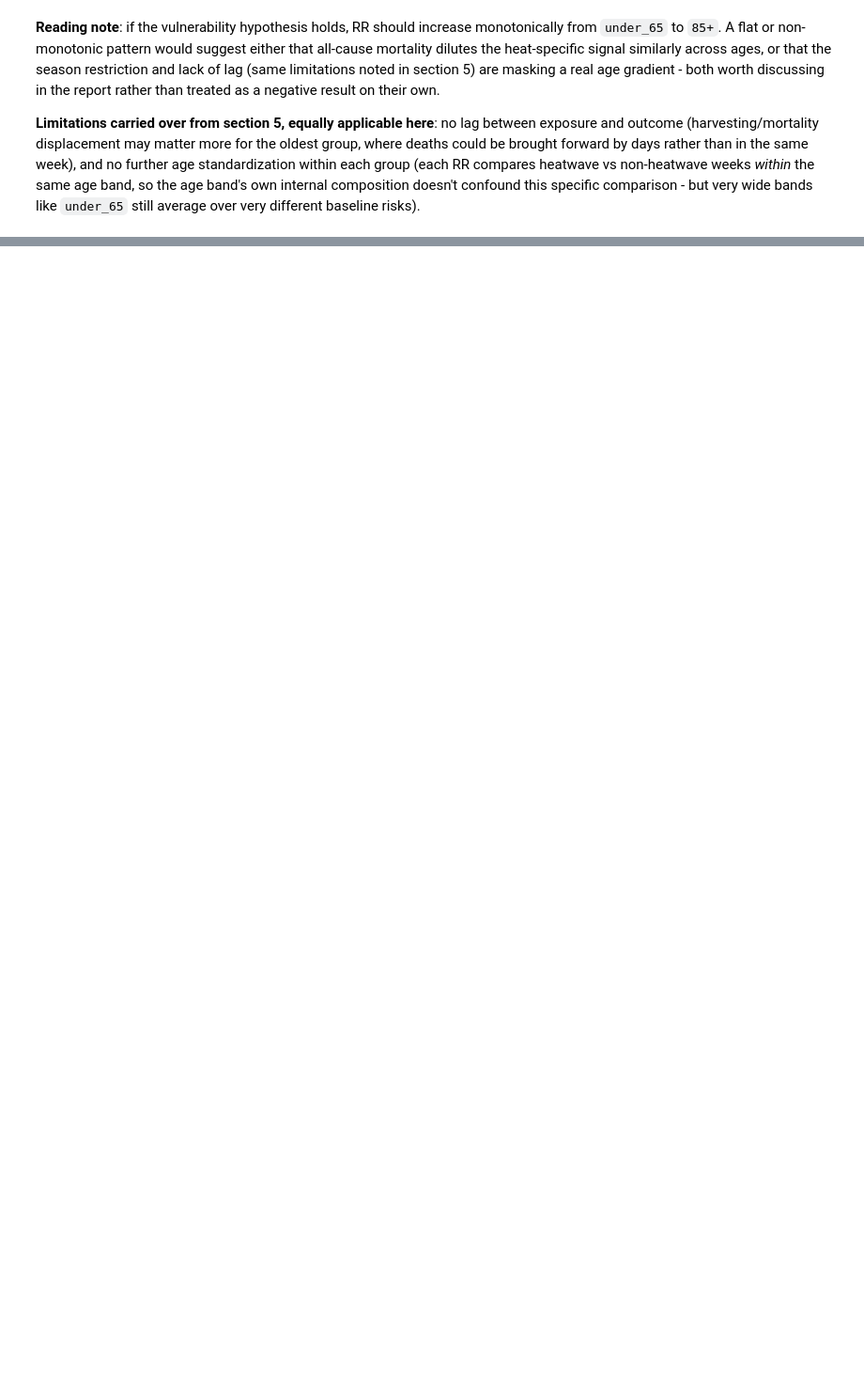
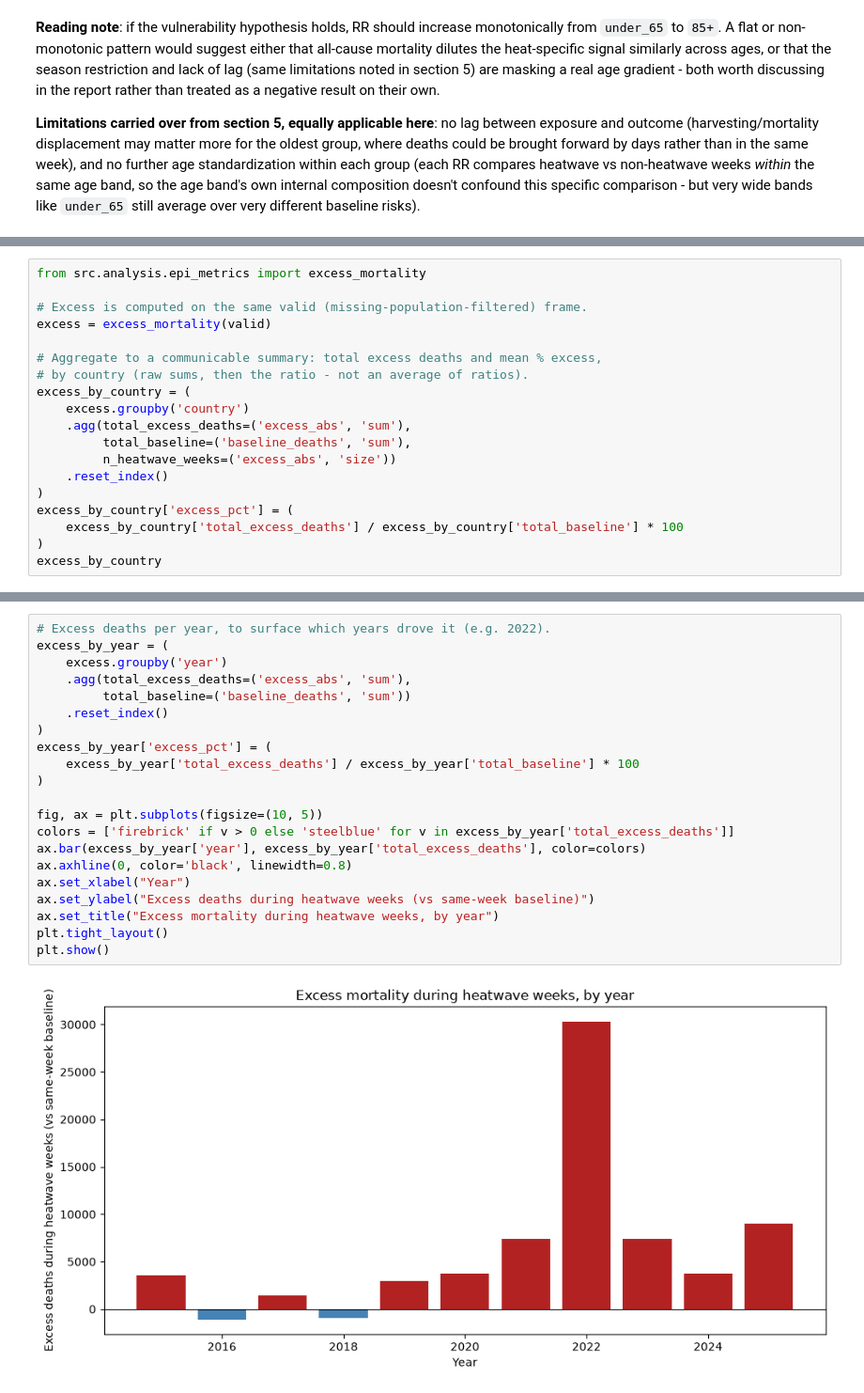
Before and after one commit to caMatt99/Heatwave_analysis, a Jupyter notebook: notebooks/01_Descriptive_analysis.ipynb, the cells around one changed output, grey strips where cells are left out. Shown at 94% size. Cells and saved outputs as stored; diff of their text form; blank space fills up the shorter version.

```diff
--- a/notebooks/01_Descriptive_analysis.ipynb
+++ b/notebooks/01_Descriptive_analysis.ipynb
@@ -409,0 +580,19 @@ band's own internal composition doesn't confound this specific comparison - but
+# %%
+from src.analysis.epi_metrics import excess_mortality
+
+# Excess is computed on the same valid (missing-population-filtered) frame.
+excess = excess_mortality(valid)
+
+# Aggregate to a communicable summary: total excess deaths and mean % excess,
+# by country (raw sums, then the ratio - not an average of ratios).
+excess_by_country = (
+    excess.groupby('country')
+    .agg(total_excess_deaths=('excess_abs', 'sum'),
+         total_baseline=('baseline_deaths', 'sum'),
+         n_heatwave_weeks=('excess_abs', 'size'))
+    .reset_index()
+)
+excess_by_country['excess_pct'] = (
+    excess_by_country['total_excess_deaths'] / excess_by_country['total_baseline'] * 100
+)
+excess_by_country
@@ -409,0 +604,23 @@ band's own internal composition doesn't confound this specific comparison - but
+# %%
+# Excess deaths per year, to surface which years drove it (e.g. 2022).
+excess_by_year = (
+    excess.groupby('year')
+    .agg(total_excess_deaths=('excess_abs', 'sum'),
+         total_baseline=('baseline_deaths', 'sum'))
+    .reset_index()
+)
+excess_by_year['excess_pct'] = (
+    excess_by_year['total_excess_deaths'] / excess_by_year['total_baseline'] * 100
+)
+
+fig, ax = plt.subplots(figsize=(10, 5))
+colors = ['firebrick' if v > 0 else 'steelblue' for v in excess_by_year['total_excess_deaths']]
+ax.bar(excess_by_year['year'], excess_by_year['total_excess_deaths'], color=colors)
+ax.axhline(0, color='black', linewidth=0.8)
+ax.set_xlabel("Year")
+ax.set_ylabel("Excess deaths during heatwave weeks (vs same-week baseline)")
+ax.set_title("Excess mortality during heatwave weeks, by year")
+plt.tight_layout()
+plt.show()
+# %% [output]
+[figure, added]
```
Also changed, not shown: parts of 23 cells of this notebook, 4 other files.
